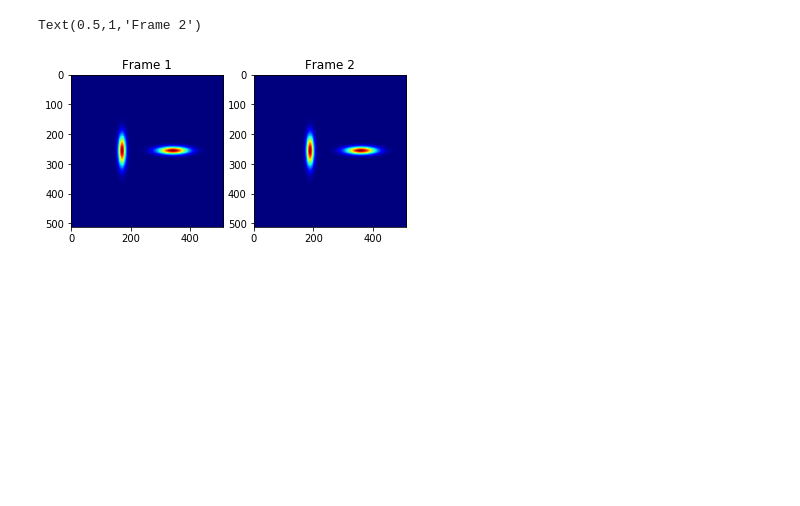
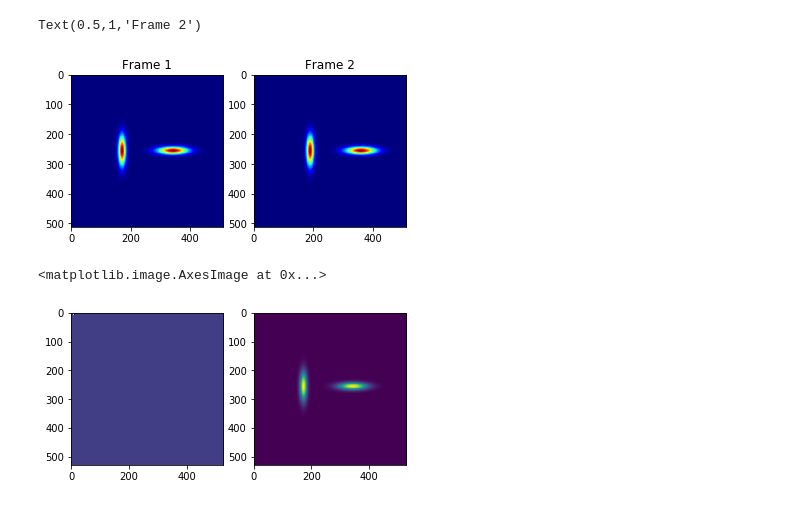
Before and after one commit to Aral-Sarrafi/Phase-Based-Video-Processing, a Jupyter notebook: PMM_Gabor.ipynb, the cells around one changed output. Saved outputs shown, nothing was run; the diff lists cells and outputs as text; code cells hidden in the pictures; blank space fills up the shorter version.

Commit message:
Cheking for correct recunstruction.

```diff
--- a/PMM_Gabor.ipynb
+++ b/PMM_Gabor.ipynb
@@ -112,3 +113,29 @@ axs[1].set_title("Frame 2")
 # %% [output]
 Text(0.5,1,'Frame 2')
 [figure]
+# %%
+# Check if the recunstruction is working correct
+Rows_Filt = G0.shape[0]
+Cols_Filt = G0.shape[1]
+
+Rows_img = frame1.shape[0]
+Cols_img = frame1.shape[1]
+
+N_Row = Rows_Filt + Rows_img -1
+N_Col = Cols_Filt + Cols_img -1
+
+frame1_pad = np.zeros((N_Row,N_Col))
+frame1_pad[0:Rows_img,0:Cols_img] = frame1
+
+G0_pad = np.zeros_like(frame1_pad)
+G0_pad[0:Rows_Filt,0:Cols_Filt] = G0
+
+fig, axs = plt.subplots(1,2)
+
+axs.ravel()
+
+axs[0].imshow(G0_pad)
+axs[1].imshow(frame1_pad)
+# %% [output]
+<matplotlib.image.AxesImage at 0x...>
+[figure, added]
```
Also changed, not shown: parts of 2 cells of this notebook.
